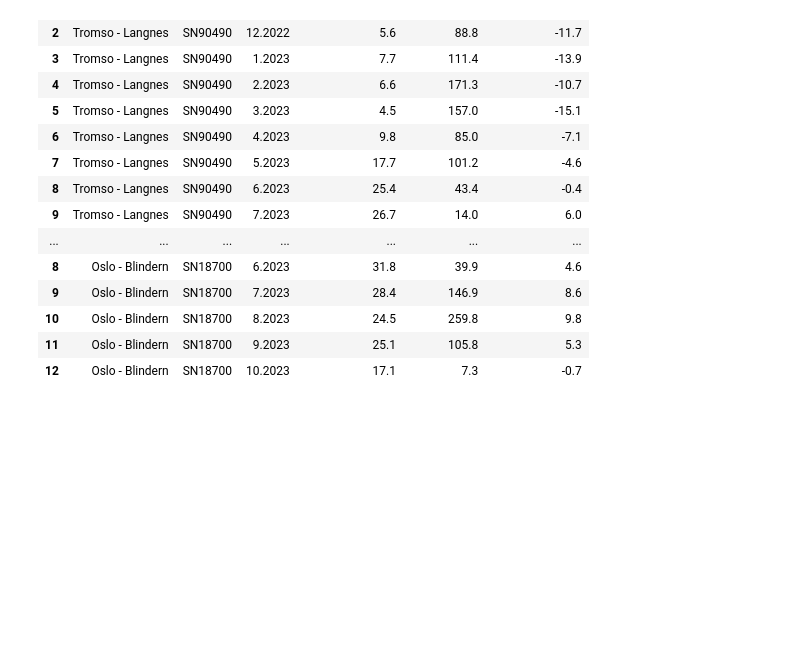
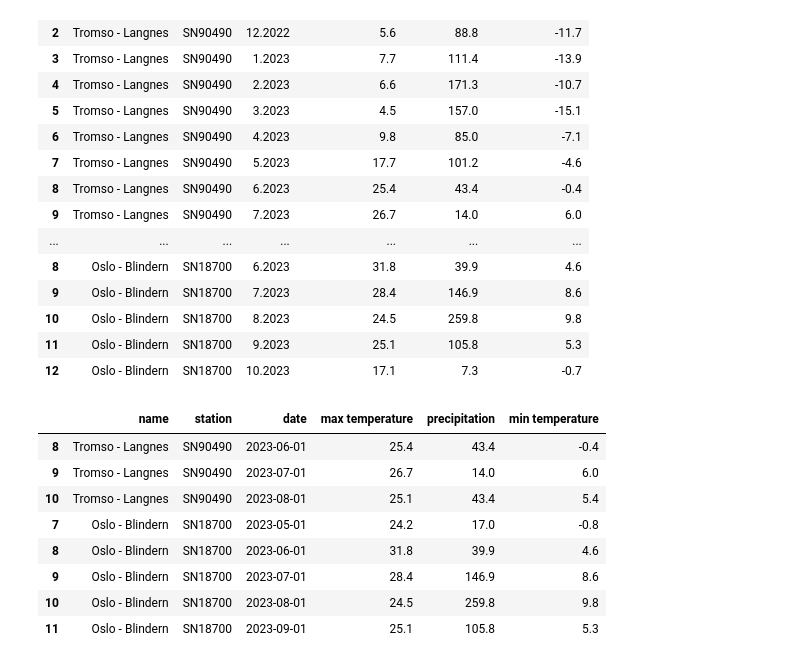
Before and after one commit to Bioinformatics-teaching-UiT/Python2025, a Jupyter notebook: jupyter_pandas_day7/Altair.ipynb, the cells around one changed output. Cells and saved outputs as stored; diff of their text form; code cells hidden in the pictures; blank space fills up the shorter version.

```diff
--- a/jupyter_pandas_day7/Altair.ipynb
+++ b/jupyter_pandas_day7/Altair.ipynb
@@ -37,3 +40,43 @@ data_monthly
 # %%
 # replace mm.yyyy to date format
 data_monthly["date"] = pd.to_datetime(list(data_monthly["date"]), format="%m.%Y")
+# %%
+# print an overview of the dataset
+data_monthly
+
+# print the first 5 rows
+data_monthly.head()
+
+# print the last 5 rows
+data_monthly.tail()
+
+# print all column titles - no parentheses here
+data_monthly.columns
+
+# show which data types were detected
+data_monthly.dtypes
+
+# print table dimensions - no parentheses here
+data_monthly.shape
+
+# print one column
+data_monthly["max temperature"]
+
+# get some statistics
+data_monthly["max temperature"].describe()
+
+# what was the maximum temperature?
+data_monthly["max temperature"].max()
+
+# print all rows where max temperature was above 20
+data_monthly[data_monthly["max temperature"] > 20.0]
+# %% [output]
+|  | name | station | date | max temperature | precipitation | min temperature |
+| 8 | Tromso - Langnes | SN90490 | 2023-06-01 | 25.4 | 43.4 | -0.4 |
+| 9 | Tromso - Langnes | SN90490 | 2023-07-01 | 26.7 | 14.0 | 6.0 |
+| 10 | Tromso - Langnes | SN90490 | 2023-08-01 | 25.1 | 43.4 | 5.4 |
+| 7 | Oslo - Blindern | SN18700 | 2023-05-01 | 24.2 | 17.0 | -0.8 |
+| 8 | Oslo - Blindern | SN18700 | 2023-06-01 | 31.8 | 39.9 | 4.6 |
+| 9 | Oslo - Blindern | SN18700 | 2023-07-01 | 28.4 | 146.9 | 8.6 |
+| 10 | Oslo - Blindern | SN18700 | 2023-08-01 | 24.5 | 259.8 | 9.8 |
+| 11 | Oslo - Blindern | SN18700 | 2023-09-01 | 25.1 | 105.8 | 5.3 |
```
Also changed, not shown: parts of 8 cells of this notebook.
